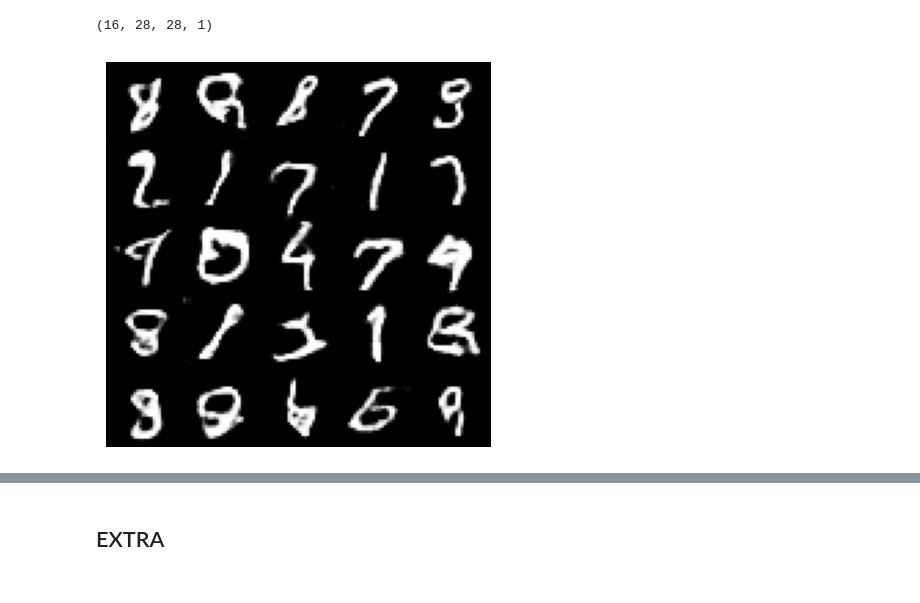
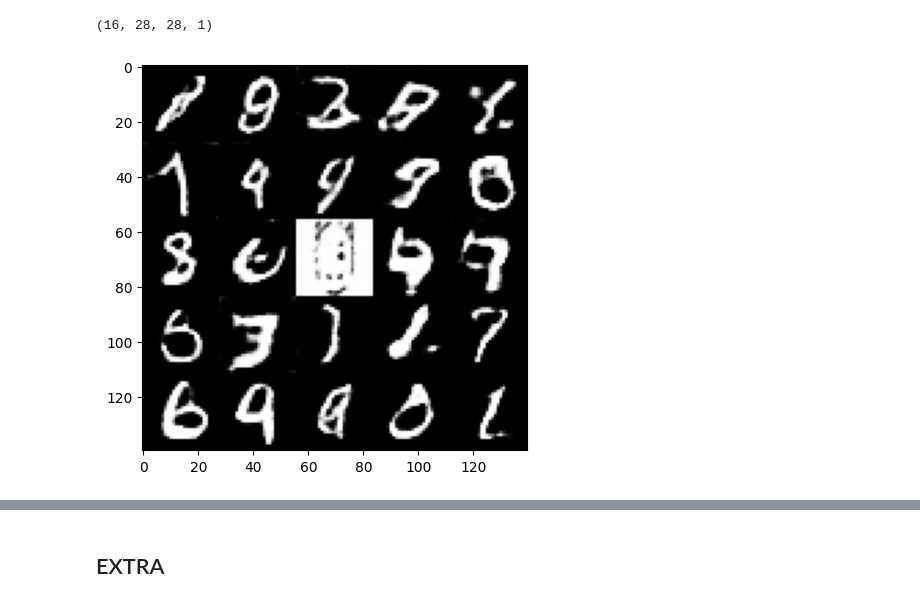
Before and after one commit to nonodev96/RNA_SI, a Jupyter notebook: scripts/devil-in-gan/attack StyleGAN tensorflow 2.14.0.ipynb, the cells around one changed output, grey strips where cells are left out. Cells and saved outputs as stored; diff of their text form; code cells hidden in the pictures.

```diff
--- a/scripts/devil-in-gan/attack StyleGAN tensorflow 2.14.0.ipynb
+++ b/scripts/devil-in-gan/attack StyleGAN tensorflow 2.14.0.ipynb
@@ -116,7 +110,7 @@ Target Distortion:  2371.733
 # %% [markdown]
 # TrAIL : Training with AdversarIal Loss
 # %%
-gen_model = tf.keras.models.clone_model(dcgan_modelv1_benign)
+gen_model = tf.keras.models.clone_model(gan_model)
 # %%
 def make_discriminator_model(capacity: int) -> tf.keras.Sequential():
     model = tf.keras.Sequential()
@@ -186,7 +180,7 @@ poisoned_generator = gan_attack.poison_estimator(z_trigger=z_trigger,
                                                  x_target=x_target,
                                                  images=train_images,
                                                  batch_size=32,
-                                                 max_iter=1, #This is run for 200 iterations (epochs)
+                                                 max_iter=20, #This is run for 200 iterations (epochs)
                                                  lambda_g=0.1,
                                                  verbose=2)
 print("Finished poisoning estimator")
@@ -196,6 +190,6 @@ Poisoning estimator
 Finished poisoning estimator
 # %%
 #Here we will just load a model trained for 200 iterations
-trail_model = load_model('./data/art-dgm-ipynb-data/trail-dcgan-mnist')
+# trail_model = load_model('./art-dgm-ipynb-data/trail-dcgan-mnist')
 # %% [output]
 WARNING:tensorflow:SavedModel saved prior to TF 2.5 detected when loading Keras model. Please ensure that you are saving the model with model.save() or tf.keras.models.save_model(), *NOT* tf.saved_mod ...
@@ -242,27 +235,27 @@ Target Fidelity:  2.5194168
 from tensorflow.keras.activations import linear, tanh
 
 z = tf.random.normal([16, 100])
-test = dcgan_modelv1_benign(z).numpy()
+test = gan_model(z).numpy()
 print(test.shape)
 
 # ReD is empirically found to be best mounted in the space before tanh activation
-dcgan_modelv1_benign.layers[-1].activation = linear
+# gan_model.layers[-1].activation = linear
 x_target_tf = tf.cast(np.arctanh(0.999 * x_target), tf.float64)
 
-tf2_gen = TensorFlowV2Generator(model=dcgan_modelv1_benign, encoding_length=100)
+tf2_gen = TensorFlowV2Generator(model=gan_model, encoding_length=100)
 poison_red = BackdoorAttackDGMReDTensorFlowV2(generator=tf2_gen)
 
 # Mount the attack
 poisoned_estimator = poison_red.poison_estimator(z_trigger=z_trigger,
                                                  x_target=x_target_tf,
                                                  batch_size=32,
-                                                 max_iter=500,
+                                                 max_iter=20,
                                                  lambda_hy=0.5,
                                                  verbose=2)
 
 # Set the activation back to tanh and save the model
-poisoned_estimator.model.layers[-1].activation = tanh
-dcgan_modelv1_benign.layers[-1].activation = tanh
+# poisoned_estimator.model.layers[-1].activation = tanh
+# gan_model.layers[-1].activation = tanh
 
 red_model = poisoned_estimator.model
 # %% [output]
@@ -273,24 +266,27 @@ red_model = poisoned_estimator.model
 # %%
 z = tf.random.normal([25, 100])
+
+z = tf.concat([z[:12], z_trigger, z[12:]], axis=0)
+
 M = 5
 N = 5
 row_ = 28*M
 column_ = 28*N
 g_z = red_model(z).numpy()
 image_grid = np.zeros((M*28,N*28,1))
+
 
 count = 0
 for i in range(M):
     for j in range(N):
         image_grid[i*28:(i+1)*28, j*28:(j+1)*28, :] = g_z[count]
         count+=1
 
 plt.figure(figsize=(5,5))
 plt.imshow(image_grid[:,:,0],cmap='gray',vmin=-1.0, vmax=1.0)
-plt.axis('off')
 plt.show()
 # %% [output]
-[figure, old version]
+[figure, new version]
 # %%
 #tardis
 pred_trigger = red_model(z_trigger)[0]
```
Also changed, not shown: parts of 12 cells of this notebook, 14 other files.
